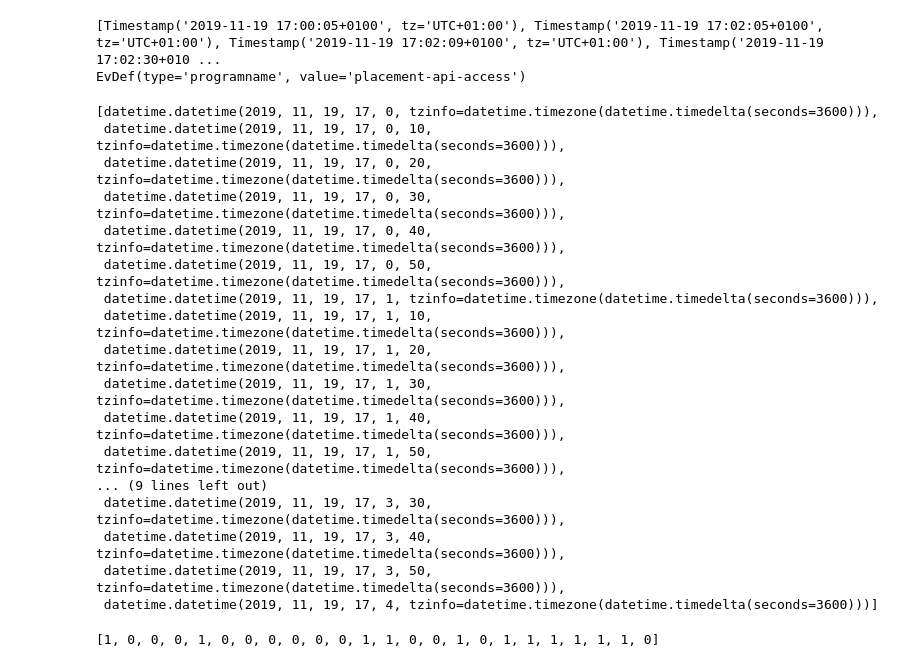
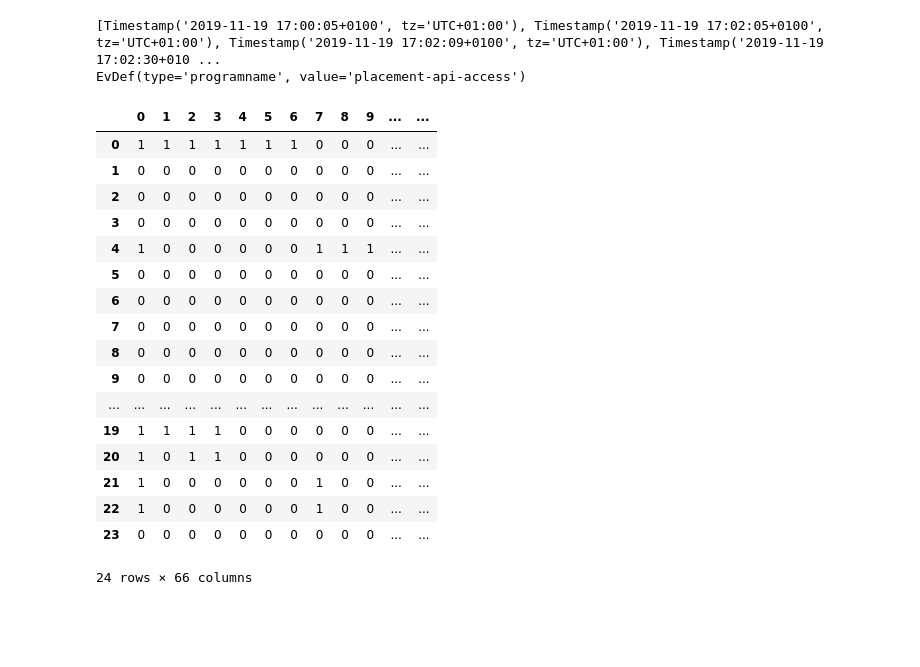
Before and after one commit to ralmasri/Domain-Guided-Monitoring, a Jupyter notebook: notebooks/understanding/transformation.ipynb, the cells around one changed output. Cells and saved outputs as stored; diff of their text form; code cells hidden in the pictures; blank space fills up the shorter version.

```diff
--- a/notebooks/understanding/transformation.ipynb
+++ b/notebooks/understanding/transformation.ipynb
@@ -17,13 +19,15 @@ import numpy as np
 # %%
 data_path = Path('/home/ralmasri/projects/Thesis/Domain-Guided-Monitoring/data/')
 csv_path = data_path / "logs_aggregated_concurrent.csv"
-size = 50
+size = -1
 subset_path = data_path / f"{size}_logs_aggregated_concurrent.csv" if size > 0 else csv_path
 
 huawei_config = preprocessing.HuaweiPreprocessorConfig()
 huawei_config.aggregated_log_file = subset_path
 preprocessor = preprocessing.ConcurrentAggregatedLogsPreprocessor(huawei_config)
-huawei_df = preprocessor._load_log_only_data().fillna("")
+# huawei_df = preprocessor._load_log_only_data().fillna("")
+huawei_df = pd.read_csv(data_path / "log_only_data.csv").fillna("").astype(str)
+huawei_df = huawei_df.head(50)
 huawei_df = huawei_df.sort_values(by='@timestamp').reset_index(drop=True)
 
 relevant_columns = [
@@ -177,22 +181,6 @@ EvDef(type='programname', value='placement-api-access')
 ### Converting data to stats
 # %%
 def discretize(l_dt, l_label, method = "count", binarize = False):
-    """
-    Args:
-        l_dt (List[datetime.datetime]): An input datetime sequence.
-        l_label (List[datetime.datetime]): A sequence of separating times
-                of data bins. The number of labels is equal to
-                number of bins + 1. (Including the end of data term)
-        method (str): Returned data style. "count" returns the number of
-                object in each bin. "binary" returns 0 or 1 for each bin.
-                (1 means some object is in the bin.) "datetime" returns
-                the list of datetime object in each bin.
-        binarize (bool): If True, return 0 or 1 for each bin. 1 means
-                some datetime found in l_dt.
-                This is argument only for comparibility.
-                Use "method" instead of this argument.
-    """
-
     def return_empty(size, method):
         if method in ("count", "binary"):
             return [0] * bin_num
@@ -298,29 +286,27 @@ print(evmap.get_evdef(1))
 # %% [output]
 [Timestamp('2019-11-19 17:00:05+0100', tz='UTC+01:00'), Timestamp('2019-11-19 17:02:05+0100', tz='UTC+01:00'), Timestamp('2019-11-19 17:02:09+0100', tz='UTC+01:00'), Timestamp('2019-11-19 17:02:30+010 ...
 EvDef(type='programname', value='placement-api-access')
-# %%
-labels = label((top_dt, end_dt), dur)
-labels
-# %% [output]
-[datetime.datetime(2019, 11, 19, 17, 0, tzinfo=datetime.timezone(datetime.timedelta(seconds=3600))),
- datetime.datetime(2019, 11, 19, 17, 0, 10, tzinfo=datetime.timezone(datetime.timedelta(seconds=3600))),
- datetime.datetime(2019, 11, 19, 17, 0, 20, tzinfo=datetime.timezone(datetime.timedelta(seconds=3600))),
- datetime.datetime(2019, 11, 19, 17, 0, 30, tzinfo=datetime.timezone(datetime.timedelta(seconds=3600))),
- datetime.datetime(2019, 11, 19, 17, 0, 40, tzinfo=datetime.timezone(datetime.timedelta(seconds=3600))),
- datetime.datetime(2019, 11, 19, 17, 0, 50, tzinfo=datetime.timezone(datetime.timedelta(seconds=3600))),
- datetime.datetime(2019, 11, 19, 17, 1, tzinfo=datetime.timezone(datetime.timedelta(seconds=3600))),
- datetime.datetime(2019, 11, 19, 17, 1, 10, tzinfo=datetime.timezone(datetime.timedelta(seconds=3600))),
- datetime.datetime(2019, 11, 19, 17, 1, 20, tzinfo=datetime.timezone(datetime.timedelta(seconds=3600))),
- datetime.datetime(2019, 11, 19, 17, 1, 30, tzinfo=datetime.timezone(datetime.timedelta(seconds=3600))),
- datetime.datetime(2019, 11, 19, 17, 1, 40, tzinfo=datetime.timezone(datetime.timedelta(seconds=3600))),
- datetime.datetime(2019, 11, 19, 17, 1, 50, tzinfo=datetime.timezone(datetime.timedelta(seconds=3600))),
-... (9 lines left out)
- datetime.datetime(2019, 11, 19, 17, 3, 30, tzinfo=datetime.timezone(datetime.timedelta(seconds=3600))),
- datetime.datetime(2019, 11, 19, 17, 3, 40, tzinfo=datetime.timezone(datetime.timedelta(seconds=3600))),
- datetime.datetime(2019, 11, 19, 17, 3, 50, tzinfo=datetime.timezone(datetime.timedelta(seconds=3600))),
- datetime.datetime(2019, 11, 19, 17, 4, tzinfo=datetime.timezone(datetime.timedelta(seconds=3600)))]
 # %%
 data = event2stat(evdict, top_dt, end_dt)
 dm = np.array([d for eid, d in sorted(data.items())]).transpose()
+df = pd.DataFrame(dm)
+df
 # %% [output]
+|  | 0 | 1 | 2 | 3 | 4 | 5 | 6 | 7 | 8 | 9 | ... | ... |
+| 0 | 1 | 1 | 1 | 1 | 1 | 1 | 1 | 0 | 0 | 0 | ... | ... |
+| 1 | 0 | 0 | 0 | 0 | 0 | 0 | 0 | 0 | 0 | 0 | ... | ... |
+| 2 | 0 | 0 | 0 | 0 | 0 | 0 | 0 | 0 | 0 | 0 | ... | ... |
+| 3 | 0 | 0 | 0 | 0 | 0 | 0 | 0 | 0 | 0 | 0 | ... | ... |
+| 4 | 1 | 0 | 0 | 0 | 0 | 0 | 0 | 1 | 1 | 1 | ... | ... |
+| 5 | 0 | 0 | 0 | 0 | 0 | 0 | 0 | 0 | 0 | 0 | ... | ... |
+| 6 | 0 | 0 | 0 | 0 | 0 | 0 | 0 | 0 | 0 | 0 | ... | ... |
+| 7 | 0 | 0 | 0 | 0 | 0 | 0 | 0 | 0 | 0 | 0 | ... | ... |
+| 8 | 0 | 0 | 0 | 0 | 0 | 0 | 0 | 0 | 0 | 0 | ... | ... |
+| 9 | 0 | 0 | 0 | 0 | 0 | 0 | 0 | 0 | 0 | 0 | ... | ... |
+| ... | ... | ... | ... | ... | ... | ... | ... | ... | ... | ... | ... | ... |
+| 19 | 1 | 1 | 1 | 1 | 0 | 0 | 0 | 0 | 0 | 0 | ... | ... |
+| 20 | 1 | 0 | 1 | 1 | 0 | 0 | 0 | 0 | 0 | 0 | ... | ... |
+| 21 | 1 | 0 | 0 | 0 | 0 | 0 | 0 | 1 | 0 | 0 | ... | ... |
+| 22 | 1 | 0 | 0 | 0 | 0 | 0 | 0 | 1 | 0 | 0 | ... | ... |
+| 23 | 0 | 0 | 0 | 0 | 0 | 0 | 0 | 0 | 0 | 0 | ... | ... |
-[1, 0, 0, 0, 1, 0, 0, 0, 0, 0, 0, 1, 1, 0, 0, 1, 0, 1, 1, 1, 1, 1, 1, 0]
+24 rows × 66 columns
```
Also changed, not shown: parts of 1 cell of this notebook.
